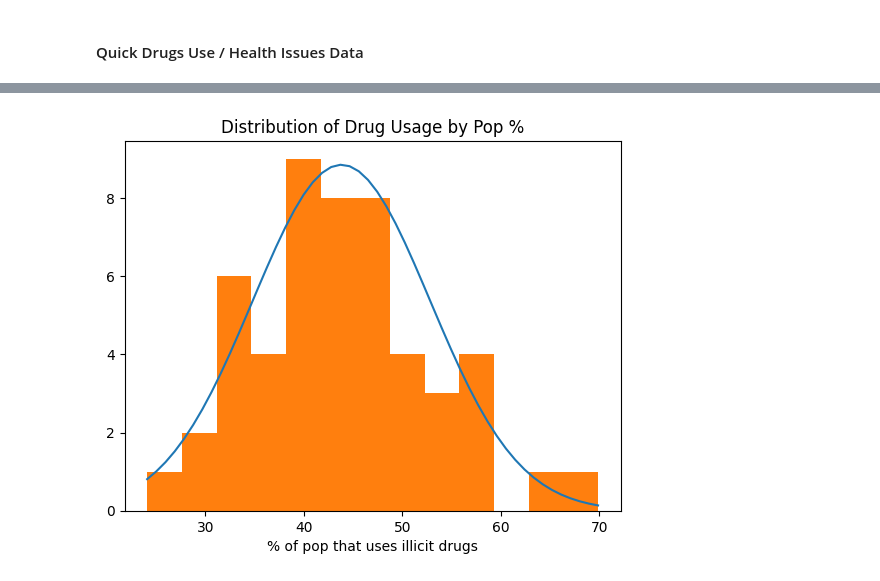
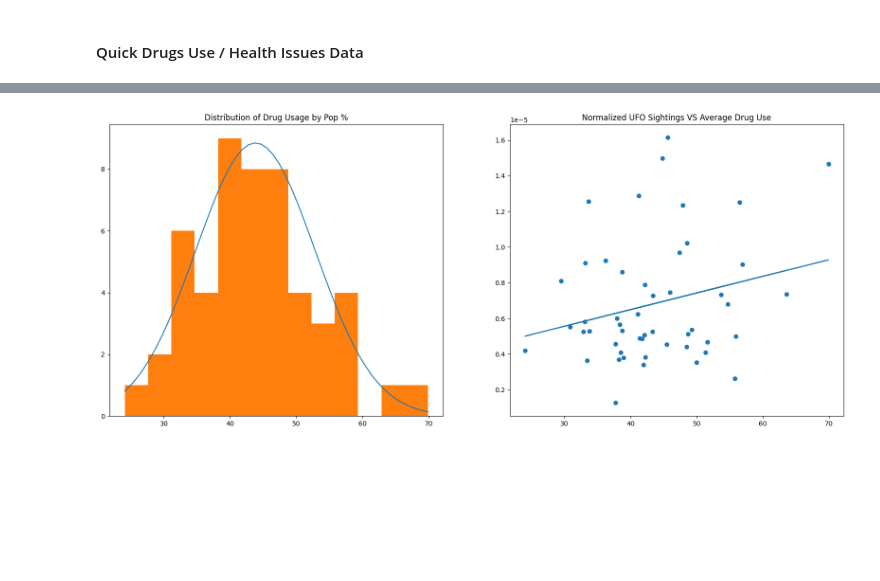
Before and after one commit to codycosta/ENGR201, a Jupyter notebook: weeks-9-10-final-project/project.ipynb, the cells around one changed output, grey strips where cells are left out. Cells and saved outputs as stored; diff of their text form; code cells hidden in the pictures; blank space fills up the shorter version.

```diff
--- a/weeks-9-10-final-project/project.ipynb
+++ b/weeks-9-10-final-project/project.ipynb
@@ -209,10 +254,39 @@ plt.show()
-# %%
-x = np.linspace(np.min(drug_data['Total Score']), np.max(drug_data['Total Score']))
-plt.plot(x, 200 * stats.norm.pdf(x, np.mean(drug_data['Total Score']), np.std(drug_data['Total Score'])))
-
-plt.hist(drug_data['Total Score'], bins=13)
-plt.xlabel('% of pop that uses illicit drugs')
-plt.title('Distribution of Drug Usage by Pop %')
-plt.show()
-# %% [output]
-[figure, removed]
+# %%
+# data for plots
+
+x = np.linspace(np.min(drug_data['Total Score']), np.max(drug_data['Total Score']))
+drug_scores = []
+
+for idx, state in enumerate(pop['State Abbreviation']):
+
+    row = drug_data['State Abbreviation'] == state
+    drug_scores.append(drug_data[row]['Total Score'])
+
+
+# plots
+
+fit, ax = plt.subplots(1, 2, figsize=[20, 8])
+ax[0].plot(x, 200 * stats.norm.pdf(x, np.mean(drug_data['Total Score']), np.std(drug_data['Total Score'])))
+
+ax[0].hist(drug_data['Total Score'], bins=13)
+ax[0].set_title('Distribution of Drug Usage by Pop %')
+
+ax[1].scatter(drug_scores, normalized_ufo_sightings)
+ax[1].set_title('Normalized UFO Sightings VS Average Drug Use')
+
+
+# linear regression
+
+scores = np.array([])
+sights = np.array([])
+
+for idx in range(50):
+    scores = np.append(scores, np.array(drug_scores)[idx][0])
+    sights = np.append(sights, normalized_ufo_sightings[idx])
+
+m, b = np.polyfit(scores, sights, 1)
+ax[1].plot(scores, m * scores + b)
+
+plt.show()
+# %% [output]
+[figure, added]
```
Also changed, not shown: parts of 17 cells of this notebook, 1 other file.
